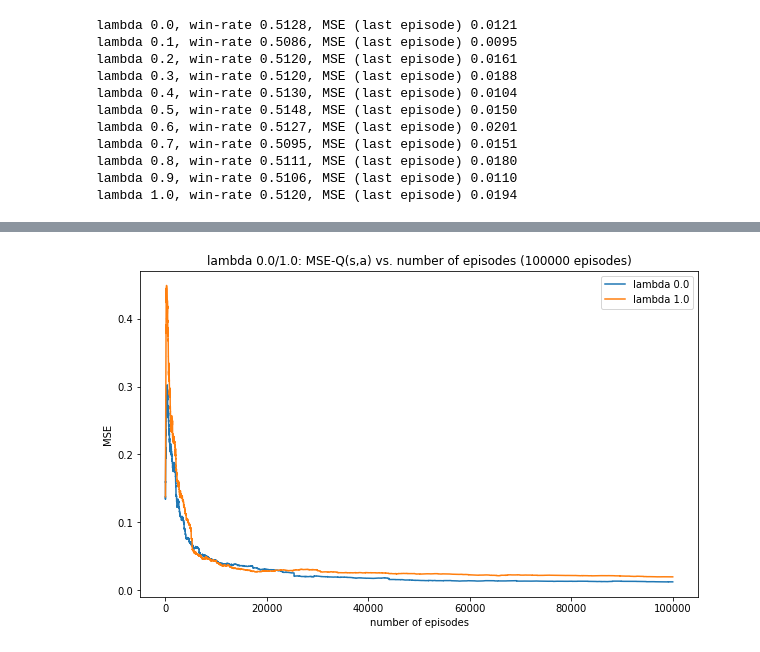
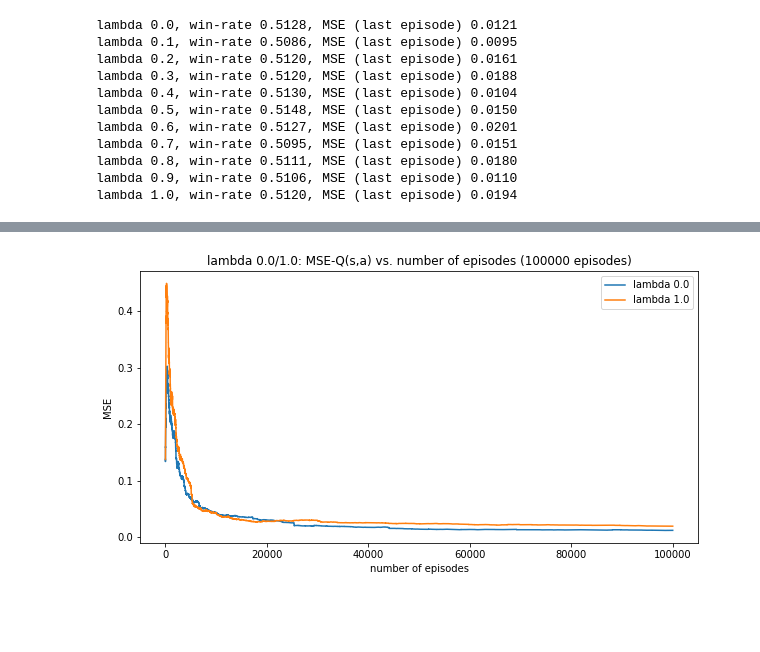
Before and after one commit to york-huang/machine-learning-study, a Jupyter notebook: easy21.ipynb, the cells around one changed output, grey strips where cells are left out. Drawn from its saved outputs; the diff is of its cells as text; code cells hidden in the pictures; blank space fills up the shorter version.

```diff
--- a/easy21.ipynb
+++ b/easy21.ipynb
@@ -384,15 +384,15 @@ plt.show()
 # %%
-fig = plt.figure(figsize=(10, 6))
+fig = plt.figure(figsize=(10, 5))
 
 ax = fig.add_subplot(111)
 ax.plot(range(1, n_episodes+1), sarsa_results[0][2], label='lambda 0.0')
 ax.plot(range(1, n_episodes+1), sarsa_results[-1][2], label='lambda 1.0')
 
 ax.set_title(f'lambda 0.0/1.0: MSE-Q(s,a) vs. number of episodes ({n_episodes} episodes)')
 ax.set_xlabel('number of episodes')
 ax.set_ylabel('MSE')
 
 plt.legend(loc='upper right')
 plt.show()
 # %% [output]
-[figure, old version]
+[figure, new version]
```
Also changed, not shown: parts of 6 cells of this notebook, 1 other file.
